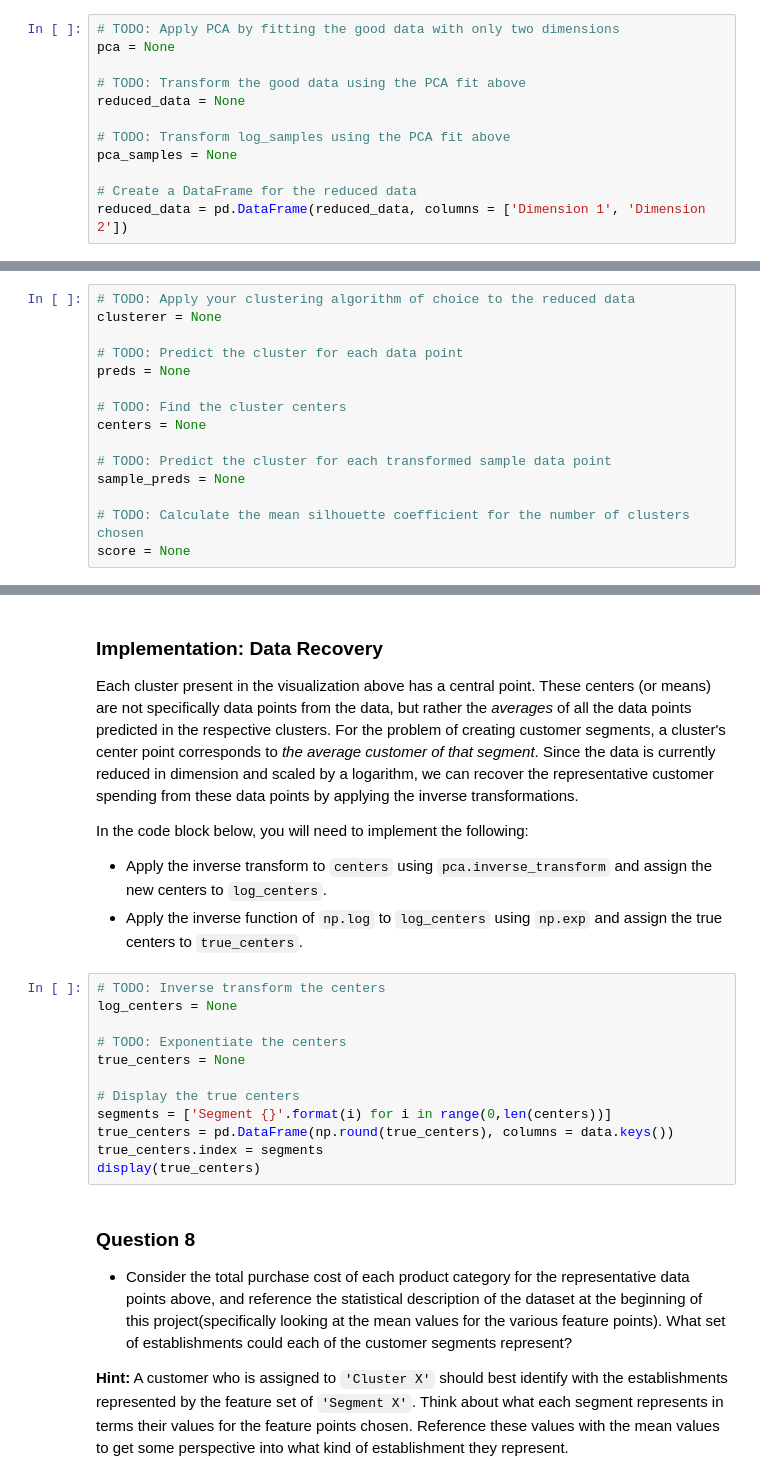
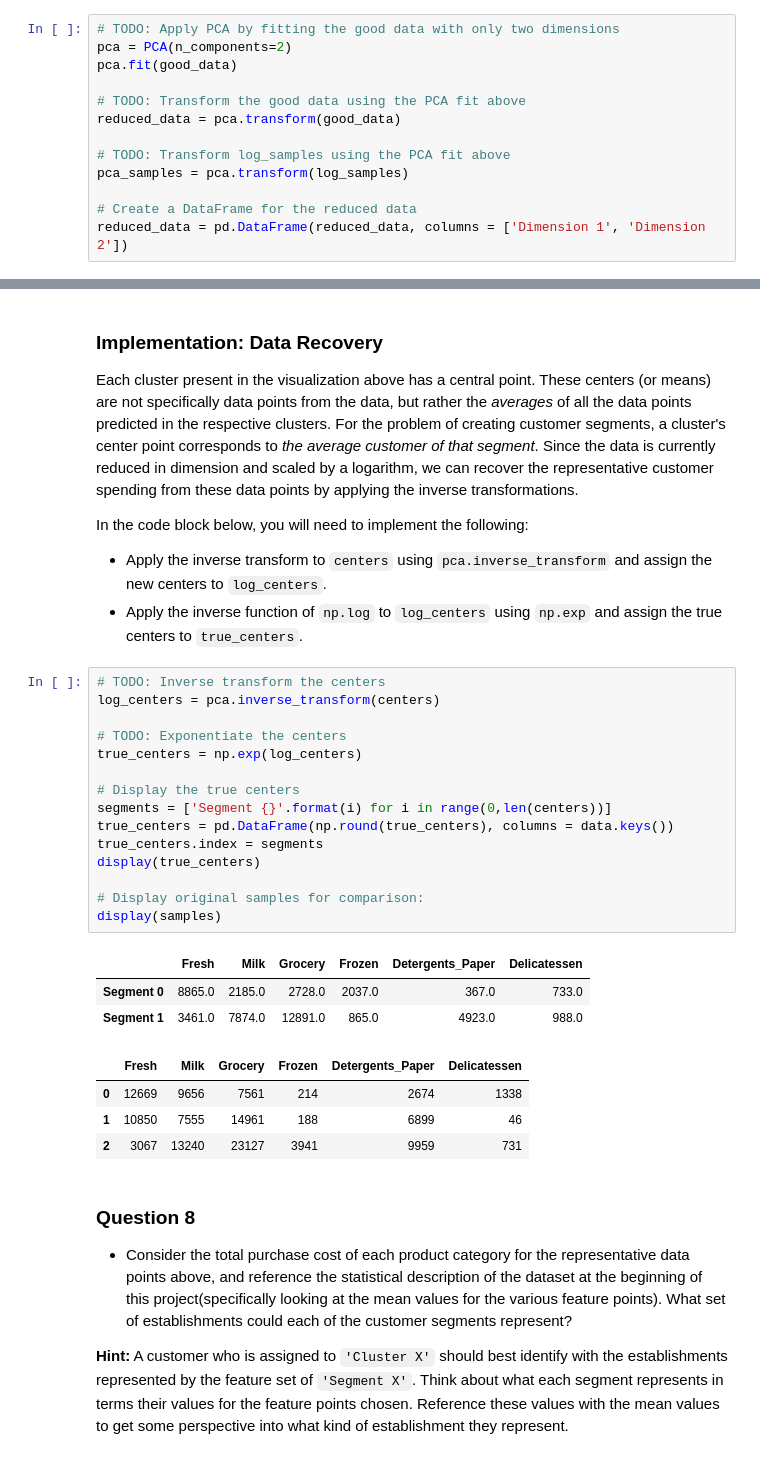
Before and after one commit to dbilenkin/machine-learning, a Jupyter notebook: projects/customer_segments/customer_segments.ipynb, the cells around one changed output, grey strips where cells are left out. Drawn from its saved outputs; the diff is of its cells as text.

Commit message:
Customer segments unsupervised

```diff
--- a/projects/customer_segments/customer_segments.ipynb
+++ b/projects/customer_segments/customer_segments.ipynb
@@ -260,13 +441,14 @@ In the code block below, you will need to implement the following:
  - Apply a PCA transformation of `log_samples` using `pca.transform`, and assign the results to `pca_samples`.
 # %%
 # TODO: Apply PCA by fitting the good data with only two dimensions
-pca = None
+pca = PCA(n_components=2)
+pca.fit(good_data)
 
 # TODO: Transform the good data using the PCA fit above
-reduced_data = None
+reduced_data = pca.transform(good_data)
 
 # TODO: Transform log_samples using the PCA fit above
-pca_samples = None
+pca_samples = pca.transform(log_samples)
 
 # Create a DataFrame for the reduced data
 reduced_data = pd.DataFrame(reduced_data, columns = ['Dimension 1', 'Dimension 2'])
@@ -315,18 +508,3 @@ In the code block below, you will need to implement the following:
  - Predict the cluster for each sample data point in `pca_samples` and assign them `sample_preds`.
  - Import `sklearn.metrics.silhouette_score` and calculate the silhouette score of `reduced_data` against `preds`.
    - Assign the silhouette score to `score` and print the result.
-# %%
-# TODO: Apply your clustering algorithm of choice to the reduced data
-clusterer = None
-
-# TODO: Predict the cluster for each data point
-preds = None
-
-# TODO: Find the cluster centers
-centers = None
-
-# TODO: Predict the cluster for each transformed sample data point
-sample_preds = None
-
-# TODO: Calculate the mean silhouette coefficient for the number of clusters chosen
-score = None
@@ -352,16 +600,27 @@ In the code block below, you will need to implement the following:
  - Apply the inverse function of `np.log` to `log_centers` using `np.exp` and assign the true centers to `true_centers`.
 # %%
 # TODO: Inverse transform the centers
-log_centers = None
+log_centers = pca.inverse_transform(centers)
 
 # TODO: Exponentiate the centers
-true_centers = None
+true_centers = np.exp(log_centers)
 
 # Display the true centers
 segments = ['Segment {}'.format(i) for i in range(0,len(centers))]
 true_centers = pd.DataFrame(np.round(true_centers), columns = data.keys())
 true_centers.index = segments
 display(true_centers)
+
+# Display original samples for comparison:
+display(samples)
+# %% [output]
+|  | Fresh | Milk | Grocery | Frozen | Detergents_Paper | Delicatessen |
+| Segment 0 | 8865.0 | 2185.0 | 2728.0 | 2037.0 | 367.0 | 733.0 |
+| Segment 1 | 3461.0 | 7874.0 | 12891.0 | 865.0 | 4923.0 | 988.0 |
+|  | Fresh | Milk | Grocery | Frozen | Detergents_Paper | Delicatessen |
+| 0 | 12669 | 9656 | 7561 | 214 | 2674 | 1338 |
+| 1 | 10850 | 7555 | 14961 | 188 | 6899 | 46 |
+| 2 | 3067 | 13240 | 23127 | 3941 | 9959 | 731 |
 # %% [markdown]
 ### Question 8
 
```
Also changed, not shown: parts of 35 cells of this notebook, 1 other file.
